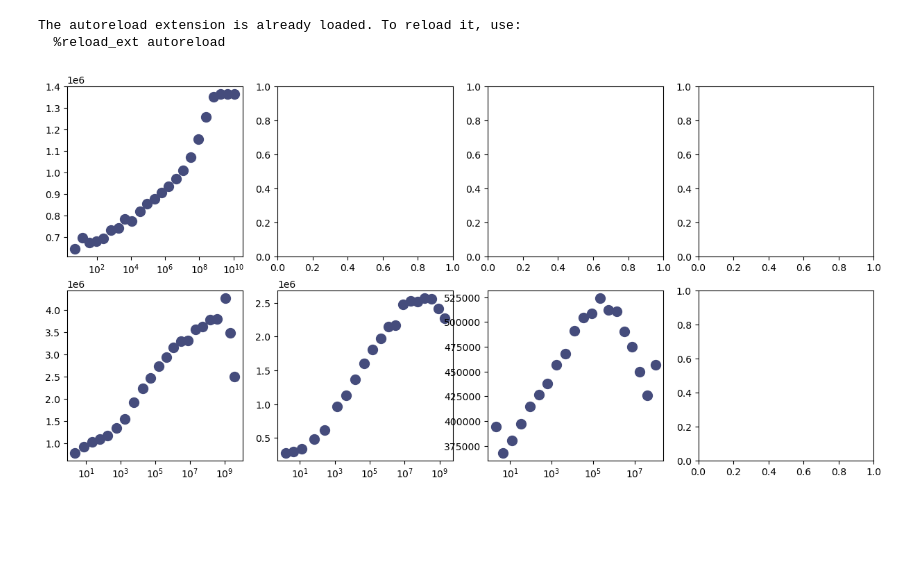
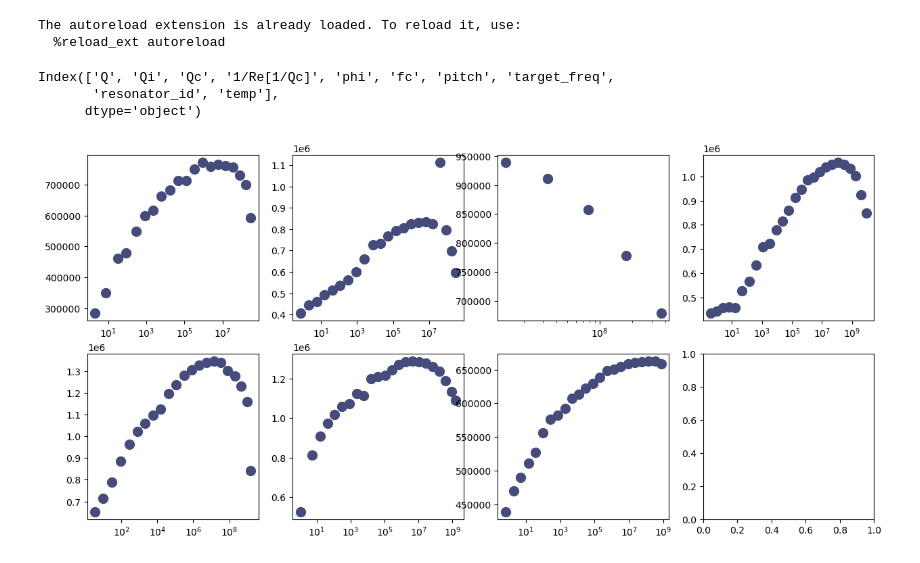
Before and after one commit to eesh-gupta/scresonators, a Jupyter notebook: plot_fits.ipynb, the cells around one changed output. Saved outputs shown, nothing was run; the diff lists cells and outputs as text; code cells hidden in the pictures; blank space fills up the shorter version.

```diff
--- a/plot_fits.ipynb
+++ b/plot_fits.ipynb
@@ -29,34 +29,41 @@ folder = 'My Drive/Projects/Materials/'
 #folder = 'Shared drives/SLab/JJ_fab/Coherence Sample/'
 pth = os.path.join(pth_base,folder)
 img_pth = os.path.join(pth,'Outputs/Resonators/')
-meas = 'silta6_res2c2'
+meas = 'silta6_res3c2'
 # %% [output]
 The autoreload extension is already loaded. To reload it, use:
   %reload_ext autoreload
 # %%
-params, data_pth, folder, img_name = hy.get_params('mini.yml', meas, pth=pth)
+params, data_pth, folder, img_name, ind = hy.get_params('mini.yml', meas, pth=pth)
 data_pth = os.path.join(data_pth, folder)
+# %%
+df.columns
+# %% [output]
+Index(['Q', 'Qi', 'Qc', '1/Re[1/Qc]', 'phi', 'fc', 'pitch', 'target_freq',
+       'resonator_id', 'temp'],
+      dtype='object')
 # %%
 import pandas as pd
 fig, ax = plt.subplots(2,4, figsize=(15, 7))
 ax = ax.flatten()
 df_full = pd.DataFrame()
-ord = [4, 5, 6, 0, 7, 1, 2, 3, 4]
+#ord = [4, 5, 6, 0, 7, 1, 2, 3, 4]
+ord = [3, 4, 5, 6, 0, 1, 2]
 csv_files_in_dir = [f for f in os.listdir(data_pth) if f.endswith('.csv')]
 csv_files_in_dir.sort()
     #print(csv_files_in_dir)
 for i, csv_file in enumerate(csv_files_in_dir):
     file_path = os.path.join(data_pth, csv_file)
     df = pd.read_csv(file_path)
 
     df['pitch']=params['pitch'][i]
     df['target_freq']=params['target_freq'][i]
     df['resonator_id'] = i
     df['temp']=0.04
     df_full = pd.concat([df_full, df], ignore_index=True)
     ax[ord[i]].semilogx(df['photon_number'], df['q_internal_alt'],'o')
 # %% [output]
-[figure, old version]
+[figure, new version]
 # %%
 df_full = df_full.sort_values(by='pitch')
 # %%
```
Also changed, not shown: parts of 1 cell of this notebook, 2 other files.
